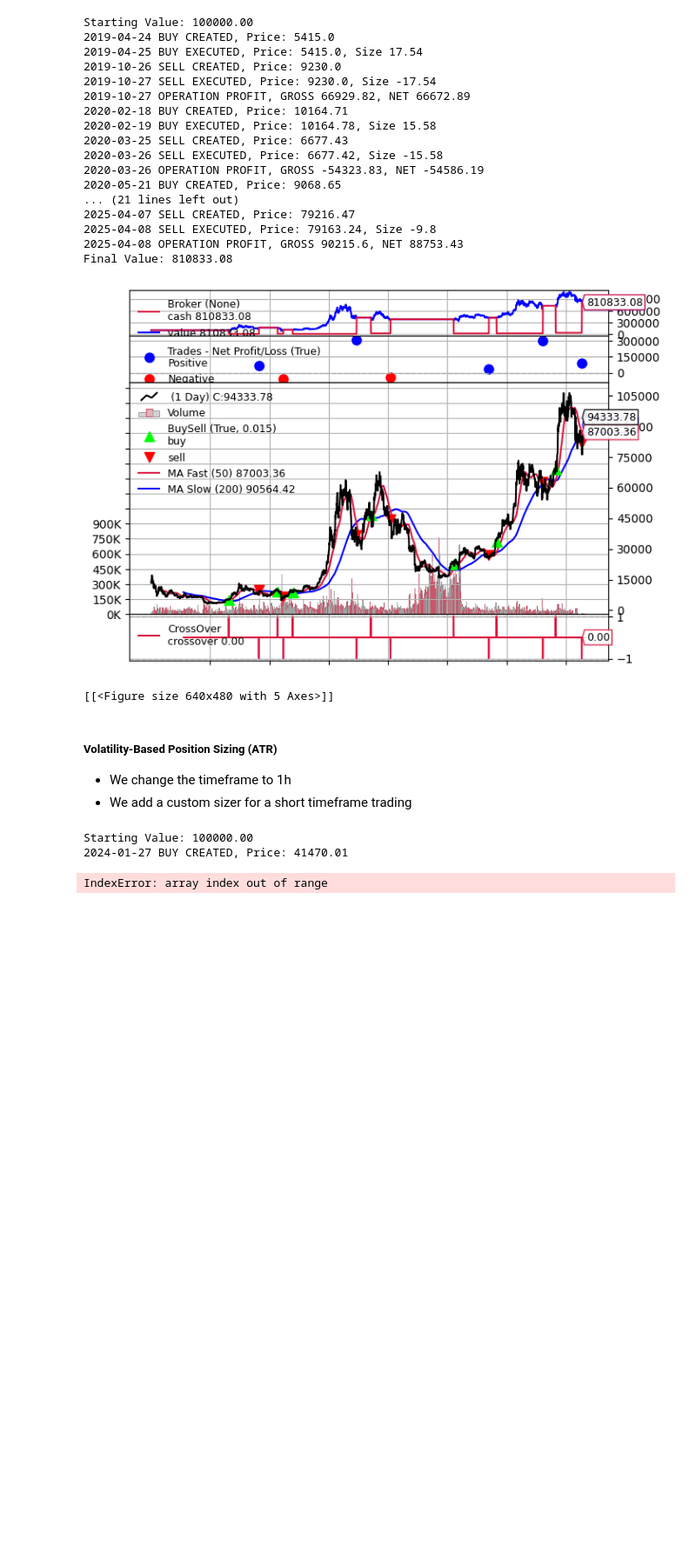
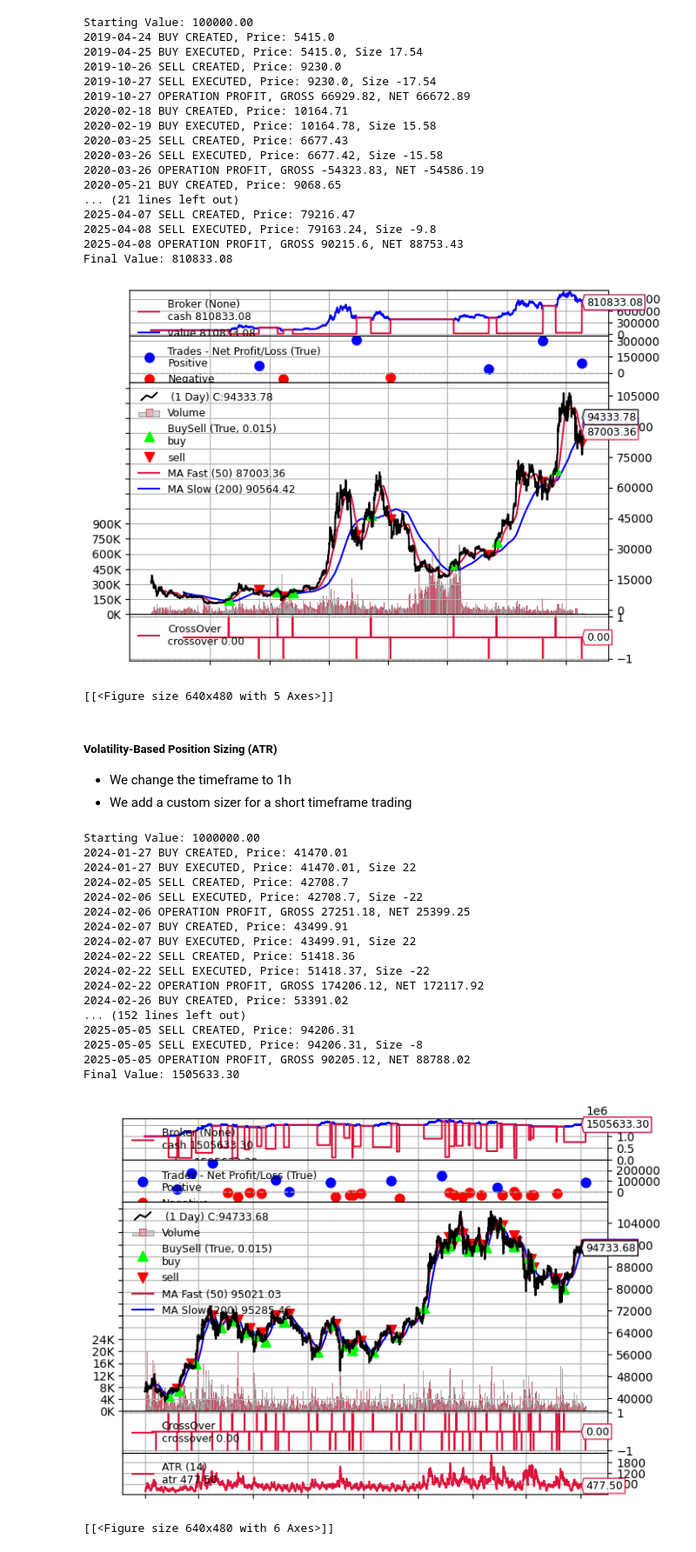
Before and after one commit to dgalassi99/quant-lab, a Jupyter notebook: 02_backtesting_risk_management/W5_backtrader_&_bt.ipynb, the cells around one changed output. Shown at 87% size. Drawn from its saved outputs; the diff is of its cells as text; code cells hidden in the pictures; blank space fills up the shorter version.

```diff
--- a/02_backtesting_risk_management/W5_backtrader_&_bt.ipynb
+++ b/02_backtesting_risk_management/W5_backtrader_&_bt.ipynb
@@ -1132,11 +1254,12 @@ class ATR_Sizer(bt.Sizer):
     params = dict(atr_period = 14, risk_per_trade = 0.01, atr_mult = 2)
 
     def __init__(self):
-      self.atr = None #initialilze atr attribute
+      self.atr = bt.ind.ATR(data, period=self.p.atr_period)
 
     def _getsizing(self, comminfo, cash, data, isbuy):
-      if self.atr is None: #initialize on the current datafeed
-        self.atr = bt.ind.ATR(data, period=self.p.atr_period)
+      #make sure ATR has enough data to return a valid value
+      if len(data) < self.p.atr_period or self.atr[0] == 0:
+        return 0
       #if we close a long return the current position size so bt closes it
       if not isbuy:
         return self.broker.getposition(data).size
@@ -1160,34 +1283,50 @@ cerebro = bt.Cerebro()
 data =  pd.read_csv(path + 'btc_1h_data_2018_to_2025.csv')[['Open time', 'Open', 'High', 'Low', 'Close', 'Volume']]
 data['Open time'] = pd.to_datetime(data['Open time'])
 data.set_index('Open time', inplace=True)
 data.rename(columns={
     'Open': 'open',
     'High': 'high',
     'Low': 'low',
     'Close': 'close',
     'Volume': 'volume'
 }, inplace=True)
-data = data.loc['2024-01-01':'2025-01-01'] #filerinng only 1 year
+data = data.loc['2024-01-01':] #filerinng only 1 year
 data = bt.feeds.PandasData(dataname=data)
 cerebro.adddata(data)
 #add strategy
 cerebro.addstrategy(Test1)
 #add cash and broker commission
-cerebro.broker.setcash(100000.0)
+cerebro.broker.setcash(1000000.0)
 cerebro.broker.setcommission(commission=0.001)
 #we can simply add a sizer as a percentage of the available cash
 
 #cerebro.addsizer(bt.sizers.PercentSizer, percents=95) #use 95% of the liquidity
 cerebro.addsizer(ATR_Sizer)
 #run
 print('Starting Value: %.2f' % cerebro.broker.getvalue())
 #run the backtest
 cerebro.run()
 print('Final Value: %.2f' % cerebro.broker.getvalue())
 
 #plot
 cerebro.plot(iplot=False)
 # %% [output]
-Starting Value: 100000.00
+Starting Value: 1000000.00
 2024-01-27 BUY CREATED, Price: 41470.01
+2024-01-27 BUY EXECUTED, Price: 41470.01, Size 22
+2024-02-05 SELL CREATED, Price: 42708.7
+2024-02-06 SELL EXECUTED, Price: 42708.7, Size -22
+2024-02-06 OPERATION PROFIT, GROSS 27251.18, NET 25399.25
+2024-02-07 BUY CREATED, Price: 43499.91
+2024-02-07 BUY EXECUTED, Price: 43499.91, Size 22
+2024-02-22 SELL CREATED, Price: 51418.36
+2024-02-22 SELL EXECUTED, Price: 51418.37, Size -22
+2024-02-22 OPERATION PROFIT, GROSS 174206.12, NET 172117.92
+2024-02-26 BUY CREATED, Price: 53391.02
+... (152 lines left out)
+2025-05-05 SELL CREATED, Price: 94206.31
+2025-05-05 SELL EXECUTED, Price: 94206.31, Size -8
+2025-05-05 OPERATION PROFIT, GROSS 90205.12, NET 88788.02
+Final Value: 1505633.30
+[figure, added]
-IndexError: array index out of range
+[[<Figure size 640x480 with 6 Axes>]]
```
Also changed, not shown: parts of 11 cells of this notebook.
